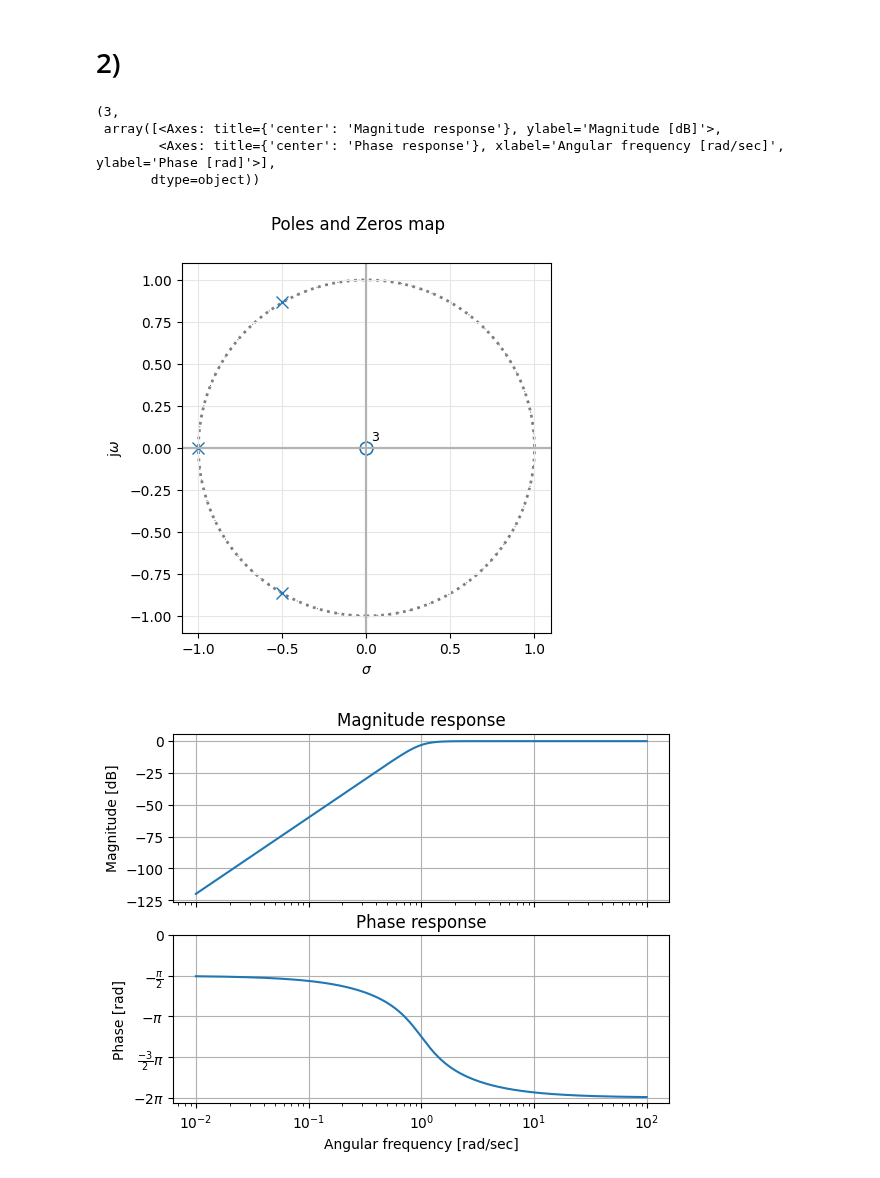
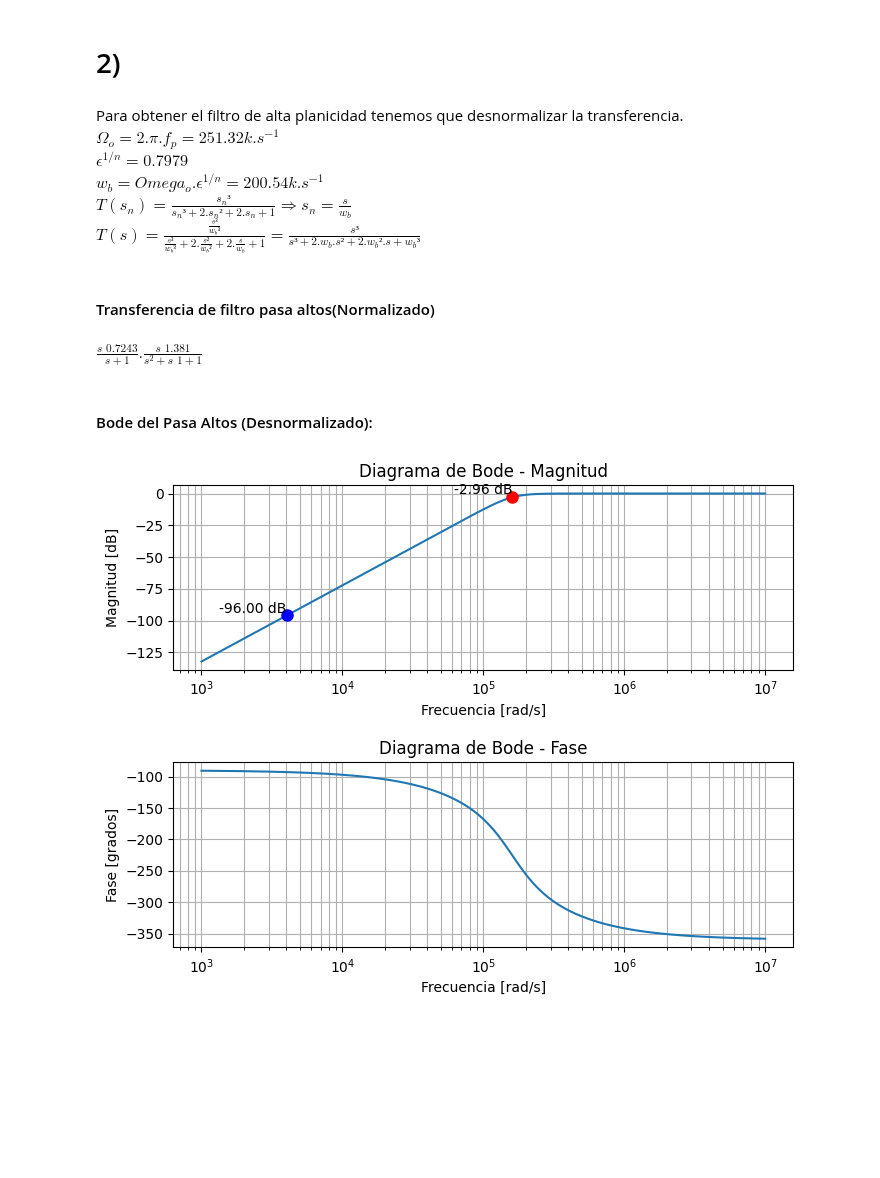
Before and after one commit to Pereyzaquer/TC2_NicolasPereyra, a Jupyter notebook: Tp_semana4/Semana 4.ipynb, the cells around one changed output. Drawn from its saved outputs; the diff is of its cells as text; code cells hidden in the pictures; blank space fills up the shorter version.

```diff
--- a/Tp_semana4/Semana 4.ipynb
+++ b/Tp_semana4/Semana 4.ipynb
@@ -60,14 +75,75 @@ Graficamente se puede obserbar que los polos se encuentran equidistante con polo
 $T(s_n) = \frac{s_n²}{s_n²+2.cos(\phi_2).s_n+1}.\frac{s_n}{s_n+1} = \frac{s_n³}{s_n³+s_n².(1+2.cos(\phi_2))+s_n.(1+cos(\phi_2))+1} = \frac{s_n³}{s_n³+2.s_n²+2.s_n+1}$
 # %% [markdown]
 # 2)
+# %% [markdown]
+Para obtener el filtro de alta planicidad tenemos que desnormalizar la transferencia.
+$\Omega_o = 2.\pi.f_p = 251.32 k.s^{-1}$
+$\epsilon^{1/n} = 0.7979$
+$w_b = Omega_o.\epsilon^{1/n} = 200.54 k.s^{-1}$
+$T(s_n) = \frac{s_n³}{s_n³+2.s_n²+2.s_n+1} \Rightarrow s_n = \frac{s}{w_b}$
+$T(s) = \frac{\frac{s³}{w_b³}}{\frac{s³}{w_b³}+2.\frac{s²}{w_b²}+2.\frac{s}{w_b}+1} = \frac{s³}{s³+2.w_b.s²+2.w_b².s+w_b³}$
 # %%
-tff_pa_n = TransferFunction( [1, 0 ,0 ,0 ], [1, 2 ,2 ,1 ] ) # Funcion trasferencia pasa altos T(sn)
-pzmap(tff_pa_n, fig_id=2) #S plane pole/zero plot
-bodePlot(tff_pa_n, fig_id=3)
+## Puntos a marcar
+fp = 40*10**3
+fs = 10**3
+
+## Tf
+b_hp = [1, 0 ,0 ,0 ]
+a_hp = [1, 2*wb ,2*wb**2 ,wb**3 ]
+tff_pa_n = TransferFunction( b_hp, a_hp ) # Funcion trasferencia pasa altos T(sn)
+
+##Imprimo
+filter_lp = tf2sos_analog([1, 0, 0], [1, 2,2,1])
+
+print_subtitle('Transferencia de filtro pasa altos(Normalizado)')
+pretty_print_SOS(filter_lp)
+
+print_subtitle('Bode del Pasa Altos (Desnormalizado):')
+
+## Mantengo graficos de igual tamaño
+start_freq = 10**3
+end_freq = 10**7
+frecuencias = np.logspace(np.log10(start_freq), np.log10(end_freq), num=1000)
+
+# Generar el grillado de frecuencias
+w, mag, phase = signal.bode(tff_pa_n,frecuencias)
+
+# Crear la figura y los subplots
+fig, (ax1, ax2) = plt.subplots(2, 1, figsize=(8, 6))
+fig.subplots_adjust(hspace=0.5)
+
+# Graficar la magnitud en dB con grillado
+ax1.semilogx(w, mag)
+ax1.set_xscale('log')
+ax1.set_xlabel('Frecuencia [rad/s]')
+ax1.set_ylabel('Magnitud [dB]')
+ax1.set_title('Diagrama de Bode - Magnitud')
+ax1.grid(True, which="both")
+
+# Marcar wb
+idx_1 = np.where(w >= (2*np.pi*fp*epsilon**(1/3)))[0][0]
+mag_marker_1 = mag[idx_1]
+ax1.plot(w[idx_1], mag[idx_1], 'ro', markersize=8)
+ax1.text(w[idx_1], mag[idx_1], f'{mag_marker_1:.2f} dB', ha='right', va='bottom')
+
+# Marcar Omega0
+idx_2 = np.where(w >= (2*np.pi*fs*epsilon**(1/3)))[0][0]
+mag_marker_2 = mag[idx_2]
+ax1.plot(w[idx_2], mag[idx_2], 'bo', markersize=8)
+ax1.text(w[idx_2], mag[idx_2], f'{mag_marker_2:.2f} dB', ha='right', va='bottom')
+
+# Graficar la fase en grados con grillado
+ax2.semilogx(w, phase)
+ax2.set_xscale('log')
+ax2.set_xlabel('Frecuencia [rad/s]')
+ax2.set_ylabel('Fase [grados]')
+ax2.set_title('Diagrama de Bode - Fase')
+ax2.grid(True, which="both")
+
+# Mostrar la figura
+plt.show()
 # %% [output]
-(3,
- array([<Axes: title={'center': 'Magnitude response'}, ylabel='Magnitude [dB]'>,
-        <Axes: title={'center': 'Phase response'}, xlabel='Angular frequency [rad/sec]', ylabel='Phase [rad]'>],
-       dtype=object))
+#### Transferencia de filtro pasa altos(Normalizado)
+$\displaystyle   \frac{s \,\, 0.7243 }{s +   1 } . \frac{s \,\, 1.381 }{s^2 + s \,\,   1 +   1 }$
+#### Bode del Pasa Altos (Desnormalizado):
-[figure, old version]
+[figure, new version]
-[figure, removed]
```
Also changed, not shown: parts of 19 cells of this notebook.
